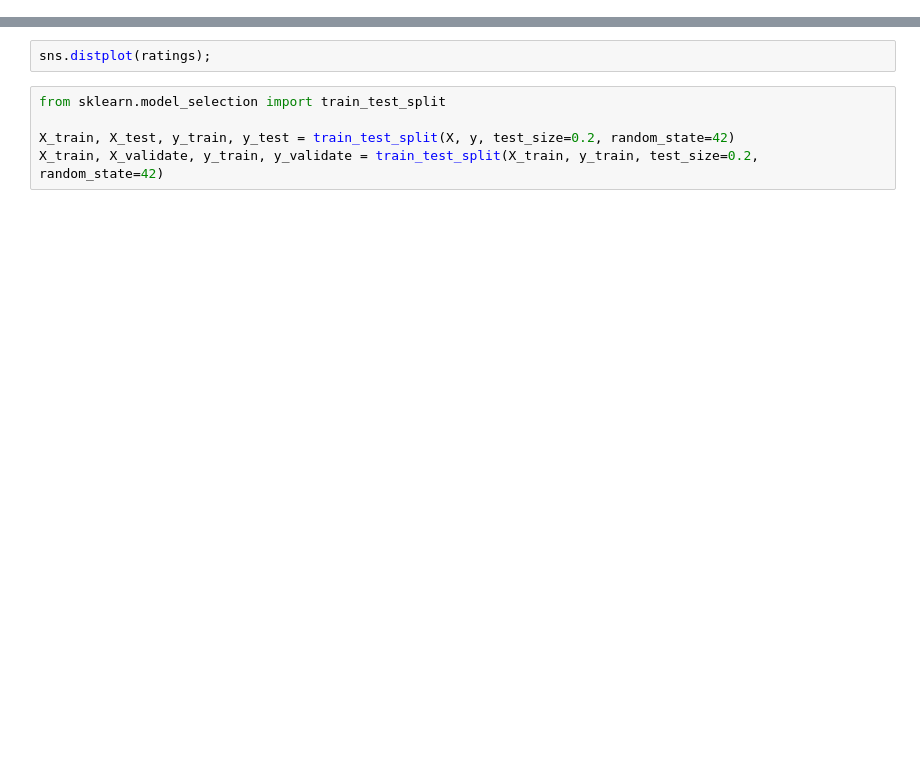
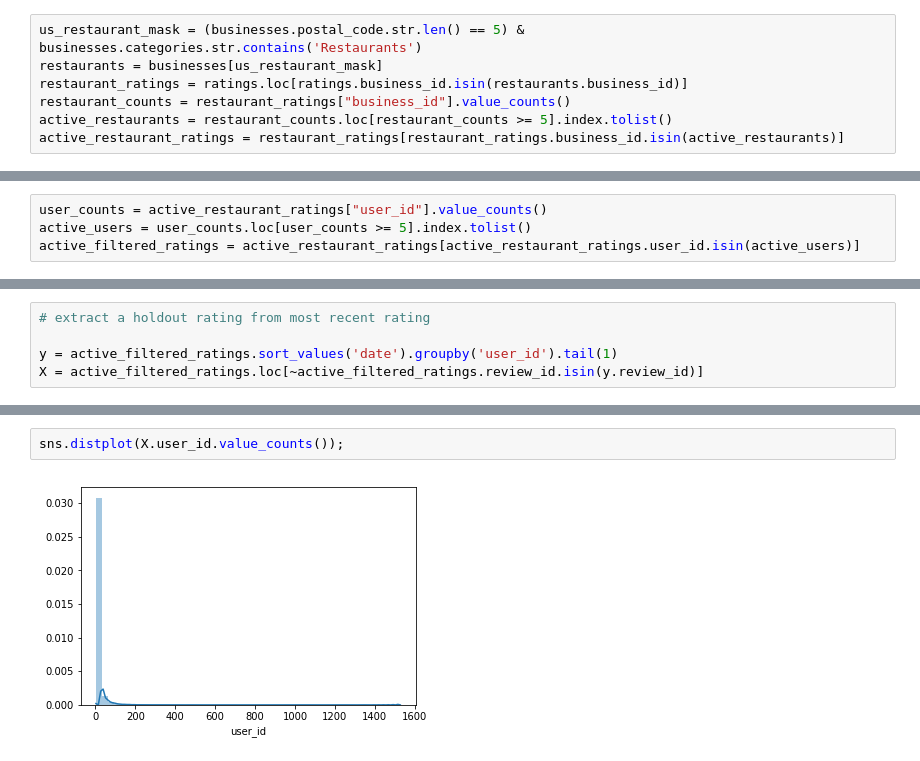
Before and after one commit to jkuo4/yelp-rating-predictor, a Jupyter notebook: edav_and_file_extraction.ipynb, the cells around one changed output, grey strips where cells are left out. Saved outputs shown, nothing was run; the diff lists cells and outputs as text; blank space fills up the shorter version.

```diff
--- a/edav_and_file_extraction.ipynb
+++ b/edav_and_file_extraction.ipynb
@@ -163,0 +122,7 @@ ratings.head()
+# %%
+us_restaurant_mask = (businesses.postal_code.str.len() == 5) & businesses.categories.str.contains('Restaurants')
+restaurants = businesses[us_restaurant_mask]
+restaurant_ratings = ratings.loc[ratings.business_id.isin(restaurants.business_id)]
+restaurant_counts = restaurant_ratings["business_id"].value_counts()
+active_restaurants = restaurant_counts.loc[restaurant_counts >= 5].index.tolist()
+active_restaurant_ratings = restaurant_ratings[restaurant_ratings.business_id.isin(active_restaurants)]
@@ -163,0 +141,4 @@ ratings.head()
+# %%
+user_counts = active_restaurant_ratings["user_id"].value_counts()
+active_users = user_counts.loc[user_counts >= 5].index.tolist()
+active_filtered_ratings = active_restaurant_ratings[active_restaurant_ratings.user_id.isin(active_users)]
@@ -163,0 +153,5 @@ ratings.head()
+# %%
+# extract a holdout rating from most recent rating
+
+y = active_filtered_ratings.sort_values('date').groupby('user_id').tail(1)
+X = active_filtered_ratings.loc[~active_filtered_ratings.review_id.isin(y.review_id)]
@@ -166,7 +184,4 @@ sns.distplot(user_counts);
 # %%
-sns.distplot(ratings);
+sns.distplot(X.user_id.value_counts());
+# %% [output]
+[figure, added]
-# %%
-from sklearn.model_selection import train_test_split
-
-X_train, X_test, y_train, y_test = train_test_split(X, y, test_size=0.2, random_state=42)
-X_train, X_validate, y_train, y_validate = train_test_split(X_train, y_train, test_size=0.2, random_state=42)
```
Also changed, not shown: parts of 34 cells of this notebook, 1 other file.
